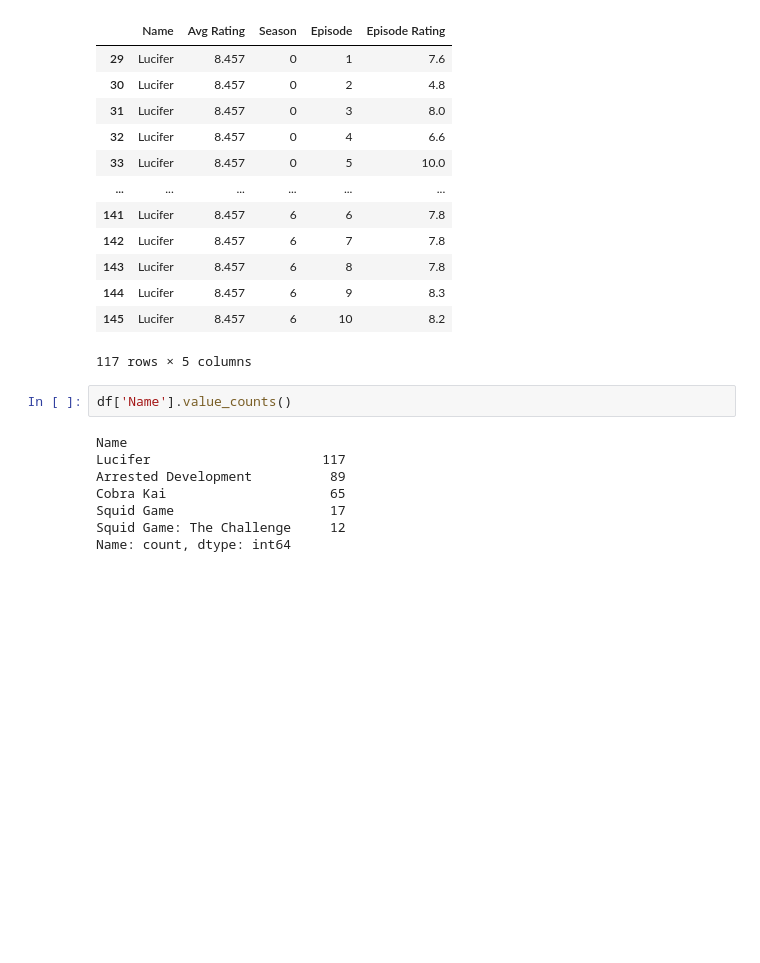
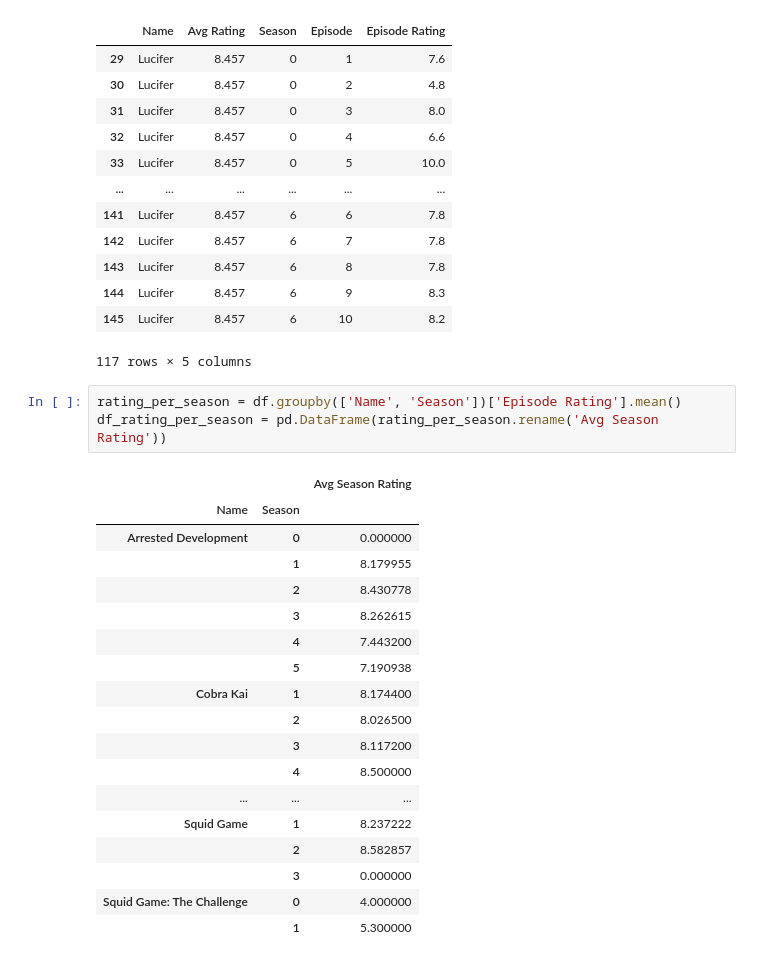
Before and after one commit to Tijnwy/DataIII, a Jupyter notebook: api.ipynb, the cells around one changed output. Cells and saved outputs as stored; diff of their text form; blank space fills up the shorter version.

```diff
--- a/api.ipynb
+++ b/api.ipynb
@@ -102,13 +105,25 @@ display(df[df['Name'] == 'Lucifer'])
 | 144 | Lucifer | 8.457 | 6 | 9 | 8.3 |
 | 145 | Lucifer | 8.457 | 6 | 10 | 8.2 |
 117 rows × 5 columns
-# %%
-df['Name'].value_counts()
-# %% [output]
-Name
-Lucifer                      117
-Arrested Development          89
-Cobra Kai                     65
-Squid Game                    17
-Squid Game: The Challenge     12
-Name: count, dtype: int64
+# %%
+rating_per_season = df.groupby(['Name', 'Season'])['Episode Rating'].mean()
+df_rating_per_season = pd.DataFrame(rating_per_season.rename('Avg Season Rating'))
+# %% [output]
+|  |  | Avg Season Rating |
+| Name | Season |  |
+| Arrested Development | 0 | 0.000000 |
+|  | 1 | 8.179955 |
+|  | 2 | 8.430778 |
+|  | 3 | 8.262615 |
+|  | 4 | 7.443200 |
+|  | 5 | 7.190938 |
+| Cobra Kai | 1 | 8.174400 |
+|  | 2 | 8.026500 |
+|  | 3 | 8.117200 |
+|  | 4 | 8.500000 |
+| ... | ... | ... |
+| Squid Game | 1 | 8.237222 |
+|  | 2 | 8.582857 |
+|  | 3 | 0.000000 |
+| Squid Game: The Challenge | 0 | 4.000000 |
+|  | 1 | 5.300000 |
```
Also changed, not shown: parts of 4 cells of this notebook.
